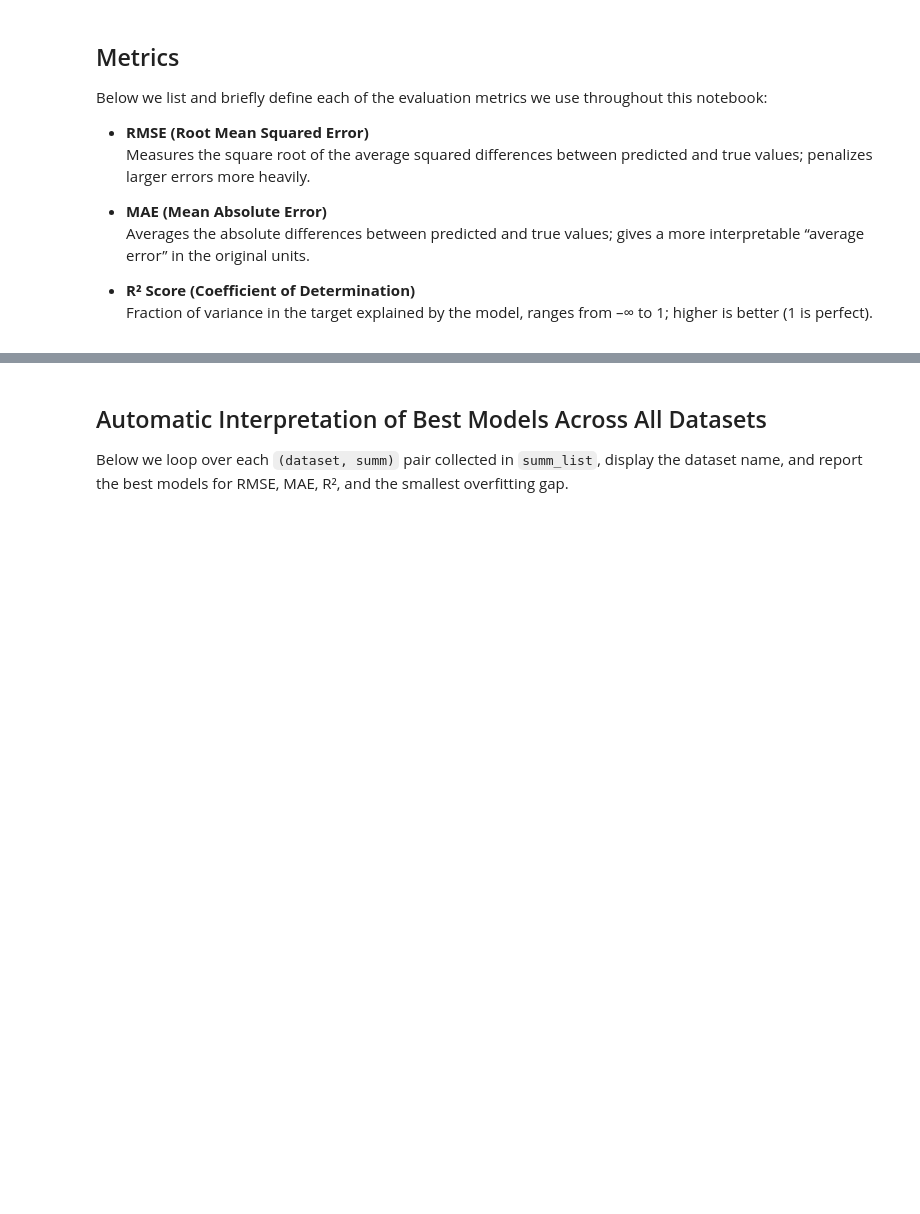
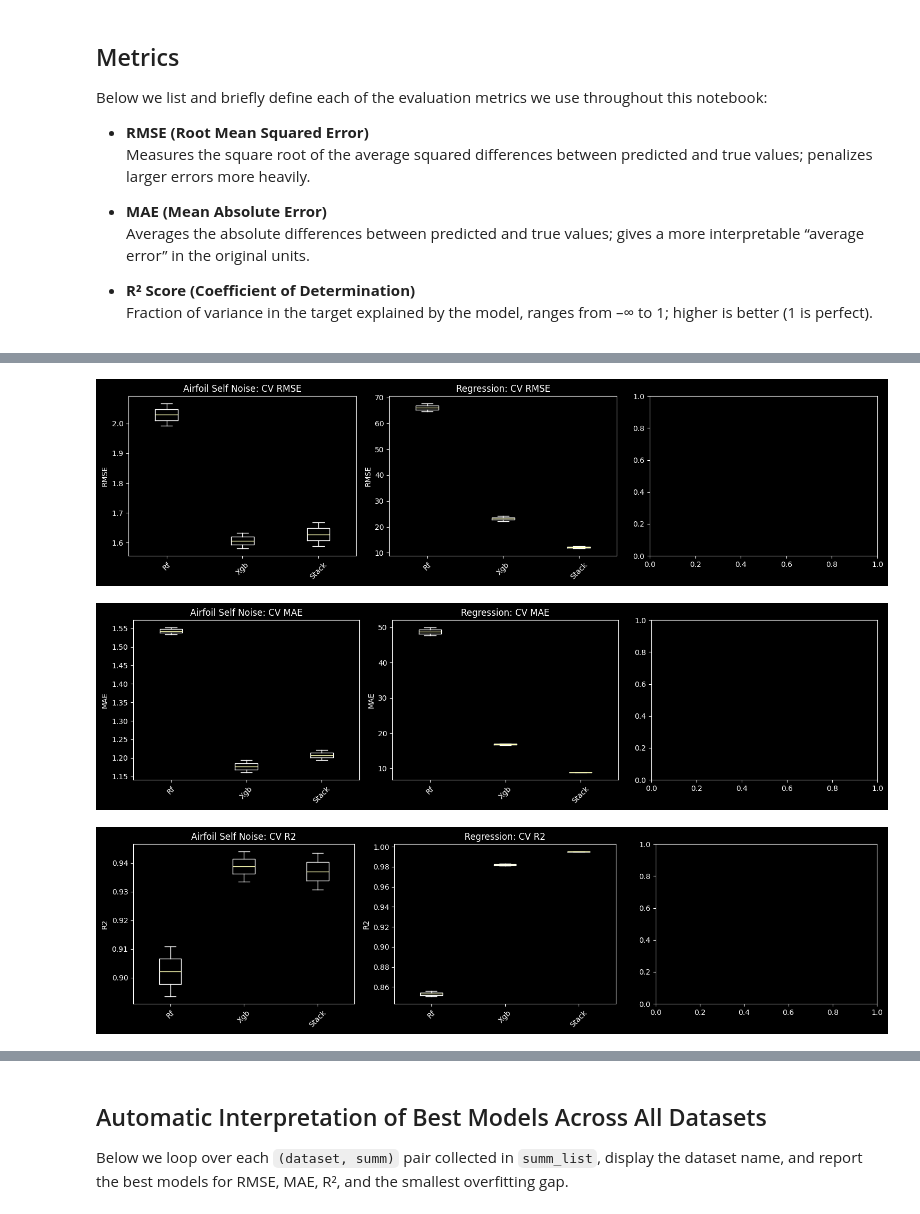
Before and after one commit to szm4c/bagging-boosting-stacking-study, a Jupyter notebook: notebooks/ensemble_comparison/ensemble_comparison.ipynb, the cells around one changed output, grey strips where cells are left out. Drawn from its saved outputs; the diff is of its cells as text; code cells hidden in the pictures; blank space fills up the shorter version.

```diff
--- a/notebooks/ensemble_comparison/ensemble_comparison.ipynb
+++ b/notebooks/ensemble_comparison/ensemble_comparison.ipynb
@@ -601,0 +496,20 @@ if SAVE_CSV:
+# %%
+# CV‐Distribution Boxplots by Metric
+metrics_cv = ["rmse", "mae", "r2"]
+for metric in metrics_cv:
+    fig, axes = plt.subplots(nrows, ncols, figsize=(ncols*5, nrows*4), squeeze=False)
+    for idx, (ds, flat_bank) in enumerate(bank_list):
+        ax = axes[idx//ncols, idx % ncols]
+        model_keys = [m.lower() for m in summ_list[idx][1]["Model"]]
+        data = [flat_bank[(key, metric)] for key in model_keys]
+        ax.boxplot(data, tick_labels=[k.capitalize() for k in model_keys])
+        ax.set_title(f"{ds.replace('_',' ').title()}: CV {metric.upper()}")
+        ax.set_ylabel(metric.upper())
+        ax.set_xticks(range(1, len(model_keys)+1))
+        ax.set_xticklabels([k.capitalize() for k in model_keys], rotation=45)
+    fig.tight_layout()
+    plt.show()
+# %% [output]
+[figure, added]
+[figure, added]
+[figure, added]
```
Also changed, not shown: parts of 29 cells of this notebook.
